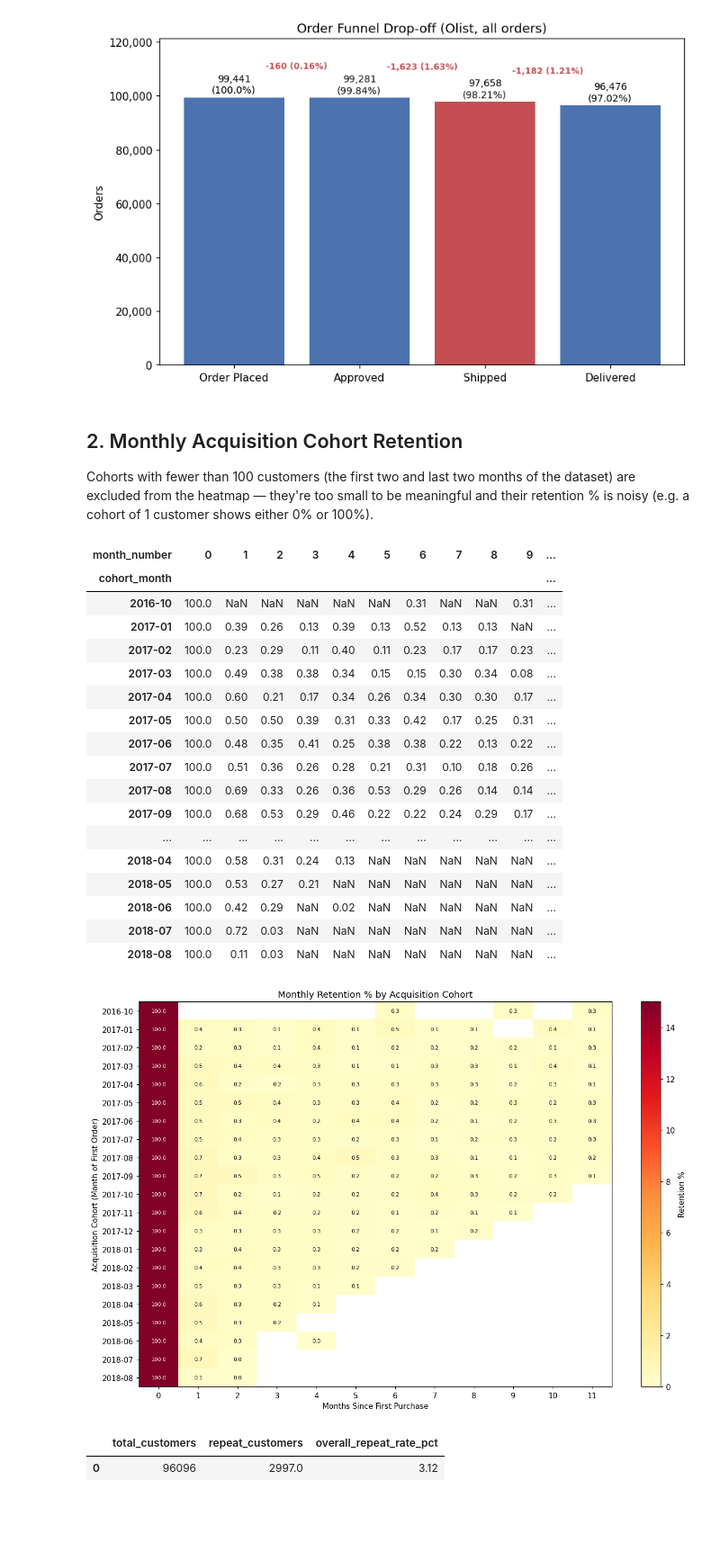
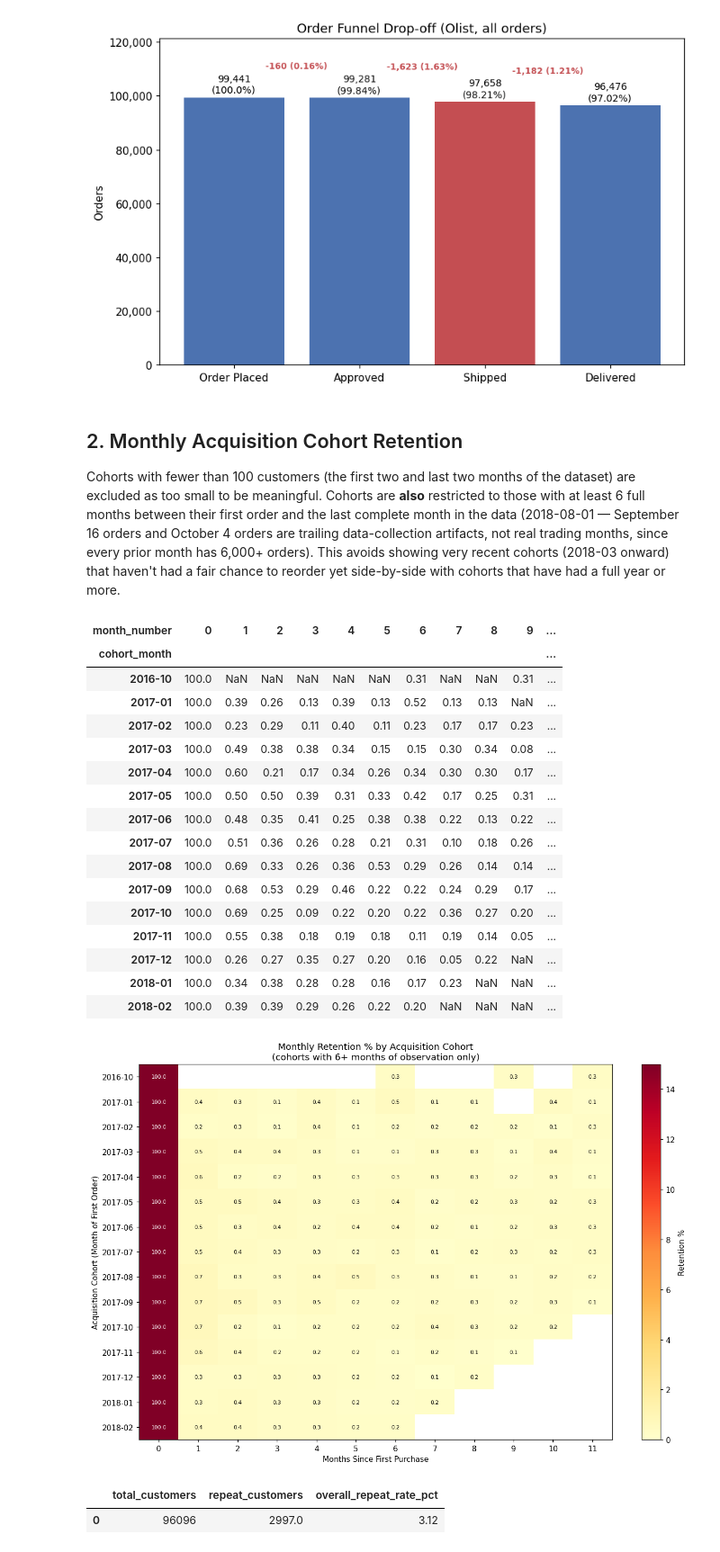
Before and after one commit to alansri08/ecommerce-funnel-cohort-analysis, a Jupyter notebook: notebooks/analysis.ipynb, the cells around one changed output. Shown at 90% size. Cells and saved outputs as stored; diff of their text form; code cells hidden in the pictures; blank space fills up the shorter version.

```diff
--- a/notebooks/analysis.ipynb
+++ b/notebooks/analysis.ipynb
@@ -66,20 +66,33 @@ plt.show()
 ## 2. Monthly Acquisition Cohort Retention
 
 Cohorts with fewer than 100 customers (the first two and last two months of the
-dataset) are excluded from the heatmap — they're too small to be meaningful and
-their retention % is noisy (e.g. a cohort of 1 customer shows either 0% or 100%).
+dataset) are excluded as too small to be meaningful. Cohorts are **also**
+restricted to those with at least 6 full months between their first order and
+the last complete month in the data (2018-08-01 — September 16 orders and
+October 4 orders are trailing data-collection artifacts, not real trading
+months, since every prior month has 6,000+ orders). This avoids showing very
+recent cohorts (2018-03 onward) that haven't had a fair chance to reorder yet
+side-by-side with cohorts that have had a full year or more.
 # %%
 cohort_df = run_sql('sql/02_cohort_retention.sql')
 cohort_df['cohort_month'] = pd.to_datetime(cohort_df['cohort_month'])
 
 MIN_COHORT_SIZE = 100
+MIN_OBSERVED_MONTHS = 6  # require a full 6-month window before a cohort is shown
 MAX_MONTH_NUMBER = 11
 
-cohort_sizes = cohort_df[cohort_df['month_number'] == 0].set_index('cohort_month')['cohort_customers']
-valid_cohorts = cohort_sizes[cohort_sizes >= MIN_COHORT_SIZE].index
+cohort_meta = cohort_df[cohort_df['month_number'] == 0].set_index('cohort_month')
+valid_cohorts = cohort_meta[
+    (cohort_meta['cohort_customers'] >= MIN_COHORT_SIZE) &
+    (cohort_meta['observed_months'] >= MIN_OBSERVED_MONTHS)
+].index
 
+# is_cell_observed additionally blanks any individual cell that falls past the
+# last complete month, so a censored cell can't be mistaken for genuinely low
+# retention even within a cohort that's otherwise included.
 heatmap_df = cohort_df[
     cohort_df['cohort_month'].isin(valid_cohorts) &
+    cohort_df['is_cell_observed'] &
     (cohort_df['month_number'] <= MAX_MONTH_NUMBER)
 ]
 pivot = heatmap_df.pivot(index='cohort_month', columns='month_number', values='retention_pct')
@@ -98,39 +111,38 @@ pivot
 | 2017-07 | 100.0 | 0.51 | 0.36 | 0.26 | 0.28 | 0.21 | 0.31 | 0.10 | 0.18 | 0.26 | ... |
 | 2017-08 | 100.0 | 0.69 | 0.33 | 0.26 | 0.36 | 0.53 | 0.29 | 0.26 | 0.14 | 0.14 | ... |
 | 2017-09 | 100.0 | 0.68 | 0.53 | 0.29 | 0.46 | 0.22 | 0.22 | 0.24 | 0.29 | 0.17 | ... |
-| ... | ... | ... | ... | ... | ... | ... | ... | ... | ... | ... | ... |
-| 2018-04 | 100.0 | 0.58 | 0.31 | 0.24 | 0.13 | NaN | NaN | NaN | NaN | NaN | ... |
-| 2018-05 | 100.0 | 0.53 | 0.27 | 0.21 | NaN | NaN | NaN | NaN | NaN | NaN | ... |
-| 2018-06 | 100.0 | 0.42 | 0.29 | NaN | 0.02 | NaN | NaN | NaN | NaN | NaN | ... |
-| 2018-07 | 100.0 | 0.72 | 0.03 | NaN | NaN | NaN | NaN | NaN | NaN | NaN | ... |
-| 2018-08 | 100.0 | 0.11 | 0.03 | NaN | NaN | NaN | NaN | NaN | NaN | NaN | ... |
+| 2017-10 | 100.0 | 0.69 | 0.25 | 0.09 | 0.22 | 0.20 | 0.22 | 0.36 | 0.27 | 0.20 | ... |
+| 2017-11 | 100.0 | 0.55 | 0.38 | 0.18 | 0.19 | 0.18 | 0.11 | 0.19 | 0.14 | 0.05 | ... |
+| 2017-12 | 100.0 | 0.26 | 0.27 | 0.35 | 0.27 | 0.20 | 0.16 | 0.05 | 0.22 | NaN | ... |
+| 2018-01 | 100.0 | 0.34 | 0.38 | 0.28 | 0.28 | 0.16 | 0.17 | 0.23 | NaN | NaN | ... |
+| 2018-02 | 100.0 | 0.39 | 0.39 | 0.29 | 0.26 | 0.22 | 0.20 | NaN | NaN | NaN | ... |
 # %%
 fig, ax = plt.subplots(figsize=(12, 8))
 # Cap color scale below month 0 (always 100%) so month 1+ variation is visible
 data = pivot.values
 im = ax.imshow(data, cmap='YlOrRd', aspect='auto', vmin=0, vmax=15)
 
 ax.set_xticks(range(len(pivot.columns)))
 ax.set_xticklabels(pivot.columns)
 ax.set_yticks(range(len(pivot.index)))
 ax.set_yticklabels(pivot.index)
 ax.set_xlabel('Months Since First Purchase')
 ax.set_ylabel('Acquisition Cohort (Month of First Order)')
-ax.set_title('Monthly Retention % by Acquisition Cohort')
+ax.set_title('Monthly Retention % by Acquisition Cohort\n(cohorts with 6+ months of observation only)')
 
 for i in range(data.shape[0]):
     for j in range(data.shape[1]):
         val = data[i, j]
         if pd.notna(val):
             ax.text(j, i, f'{val:.1f}', ha='center', va='center',
                     fontsize=7, color='white' if val > 7 else 'black')
 
 fig.colorbar(im, ax=ax, label='Retention %')
 plt.tight_layout()
 plt.savefig('images/cohort_retention_heatmap.png', dpi=150)
 plt.show()
 # %% [output]
-[figure, old version]
+[figure, new version]
 # %%
 overall_repeat = run_sql('sql/05_overall_repeat_rate.sql')
 overall_repeat
```
Also changed, not shown: parts of 3 cells of this notebook, 5 other files.
